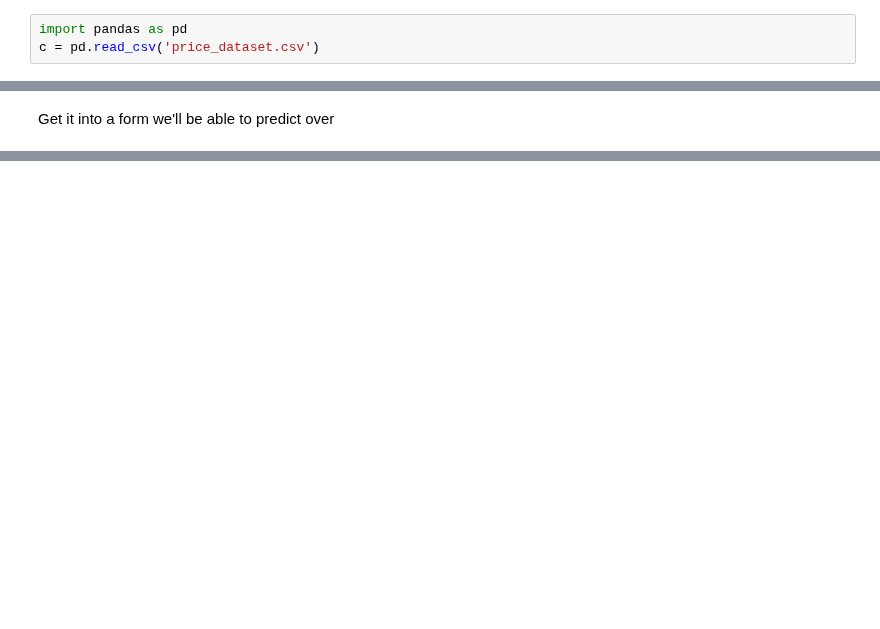
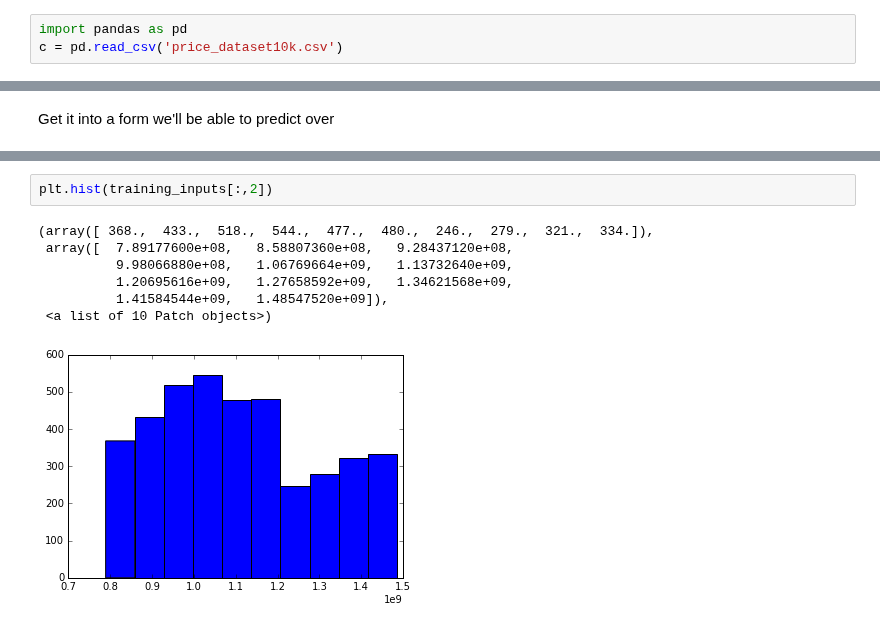
Before and after one commit to lionfish0/dp, a Jupyter notebook: Paper Results.ipynb, the cells around one changed output, grey strips where cells are left out. Cells and saved outputs as stored; diff of their text form; blank space fills up the shorter version.

```diff
--- a/Paper Results.ipynb
+++ b/Paper Results.ipynb
@@ -33,4 +35,4 @@ c = dp4gp_datasets.add_ons_column(c,'QS501EW')
 Load precomputed dataset:
 # %%
 import pandas as pd
-c = pd.read_csv('price_dataset.csv')
+c = pd.read_csv('price_dataset10k.csv')
@@ -144,0 +82,10 @@ dpgp.model.plot(legend=False)
+# %%
+plt.hist(training_inputs[:,2])
+# %% [output]
+(array([ 368.,  433.,  518.,  544.,  477.,  480.,  246.,  279.,  321.,  334.]),
+ array([  7.89177600e+08,   8.58807360e+08,   9.28437120e+08,
+          9.98066880e+08,   1.06769664e+09,   1.13732640e+09,
+          1.20695616e+09,   1.27658592e+09,   1.34621568e+09,
+          1.41584544e+09,   1.48547520e+09]),
+ <a list of 10 Patch objects>)
+[figure, added]
```
Also changed, not shown: parts of 18 cells of this notebook, 4 other files.
